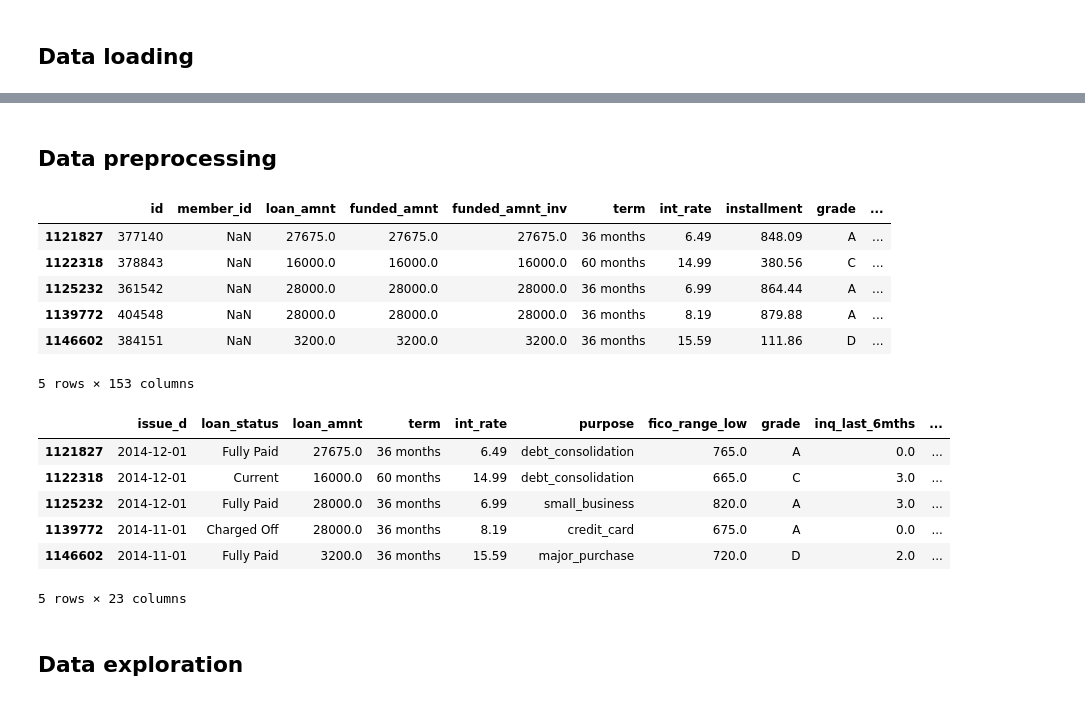
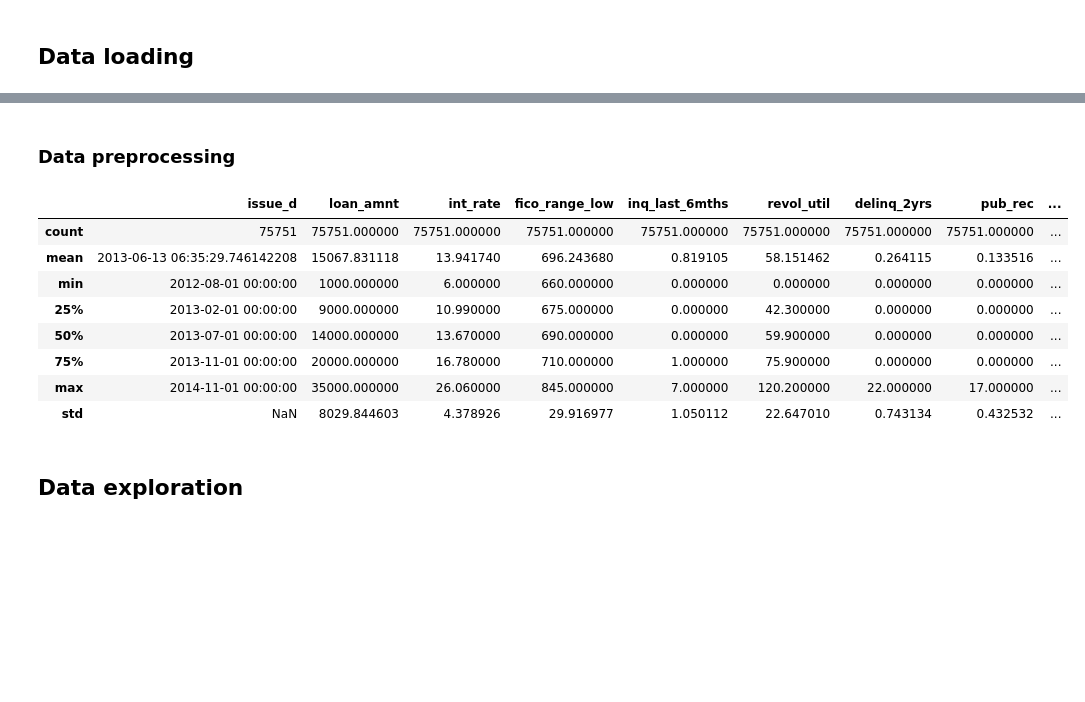
Before and after one commit to JonahNiklas/Pre-project-transformer, a Jupyter notebook: clean_data.ipynb, the cells around one changed output, grey strips where cells are left out. Cells and saved outputs as stored; diff of their text form; code cells hidden in the pictures; blank space fills up the shorter version.

Commit message:
Drop entries with missing lines and too short description
Co-authored-by: Sondre Sørbye <sondre@magson.no>

```diff
--- a/clean_data.ipynb
+++ b/clean_data.ipynb
@@ -41,68 +23,61 @@ raw_data.columns.tolist()
 # %% [markdown]
-## Data preprocessing
+### Data preprocessing
-# %%
-preprocessed_data = raw_data.copy()
-preprocessed_data['issue_d'] = pd.to_datetime(preprocessed_data['issue_d'], format='%b-%Y')
-preprocessed_data = preprocessed_data[preprocessed_data['issue_d'] <= '2014-12-31']
-
-preprocessed_data['earliest_cr_line'] = pd.to_datetime(preprocessed_data['earliest_cr_line'], format='%b-%Y')
-preprocessed_data["credit_age"] = (preprocessed_data["issue_d"] - preprocessed_data["earliest_cr_line"]).dt.days / 30
-preprocessed_data[['issue_d', 'credit_age']].head()
-
-preprocessed_data.dropna(subset=['desc'], inplace=True)
-preprocessed_data['total_rev_hi_lim_per_monthly_income'] = preprocessed_data['total_rev_hi_lim'] / (preprocessed_data['annual_inc'] / 12)
-preprocessed_data.head()
-# %% [output]
-|  | id | member_id | loan_amnt | funded_amnt | funded_amnt_inv | term | int_rate | installment | grade | ... |
-| 1121827 | 377140 | NaN | 27675.0 | 27675.0 | 27675.0 | 36 months | 6.49 | 848.09 | A | ... |
-| 1122318 | 378843 | NaN | 16000.0 | 16000.0 | 16000.0 | 60 months | 14.99 | 380.56 | C | ... |
-| 1125232 | 361542 | NaN | 28000.0 | 28000.0 | 28000.0 | 36 months | 6.99 | 864.44 | A | ... |
-| 1139772 | 404548 | NaN | 28000.0 | 28000.0 | 28000.0 | 36 months | 8.19 | 879.88 | A | ... |
-| 1146602 | 384151 | NaN | 3200.0 | 3200.0 | 3200.0 | 36 months | 15.59 | 111.86 | D | ... |
-5 rows × 153 columns
 # %%
 selected_columns = [
     'issue_d',
     # target variable
     'loan_status',
     # loan characteristics
     'loan_amnt',
     'term',
     'int_rate',
     'purpose',
     # creditworthiness features
     'fico_range_low',
     'grade',
     'inq_last_6mths',
-    'revol_util',
+    'revol_util', # TODO should be percentage
     'delinq_2yrs',
     'pub_rec',
     'open_acc',
-    'total_rev_hi_lim',  # this needs to be checked. This is just a balance and not "The ratio of revolving line to monthly income" - Paper
+    'revolving_income_ratio',  # this needs to be checked. This is just a balance and not "The ratio of revolving line to monthly income" - Paper
     'total_acc',
-    'avg_cur_bal',
-    'earliest_cr_line',  # this is a date. "The number of months from the time at which the borrower opened his or her first credit card to the loan requests" - Paper
+    'credit_age',  # this is a date. "The number of months from the time at which the borrower opened his or her first credit card to the loan requests" - Paper
     # Solvency features
     'annual_inc',
     'emp_length',
     'home_ownership',
     'verification_status',
     'dti',
     # Description
     'desc',
 ]
-filtered_data = preprocessed_data[selected_columns]
+
+
+filtered_data = raw_data.copy()
+filtered_data['issue_d'] = pd.to_datetime(filtered_data['issue_d'], format='%b-%Y')
+filtered_data = filtered_data[filtered_data['issue_d'] <= '2014-12-31']
+
+filtered_data['earliest_cr_line'] = pd.to_datetime(filtered_data['earliest_cr_line'], format='%b-%Y')
+filtered_data["credit_age"] = (filtered_data["issue_d"] - filtered_data["earliest_cr_line"]).dt.days / 30
+
+filtered_data['revolving_income_ratio'] = filtered_data['total_rev_hi_lim'] / (filtered_data['annual_inc'] / 12)
+filtered_data = filtered_data.query("desc.str.len() >= 20")
+
+filtered_data = filtered_data[selected_columns]
+filtered_data = filtered_data.dropna()
 filtered_data.to_parquet('data/filtered_data.parquet')
 filtered_data.describe()
-filtered_data.head()
 # %% [output]
-|  | issue_d | loan_status | loan_amnt | term | int_rate | purpose | fico_range_low | grade | inq_last_6mths | ... |
-| 1121827 | 2014-12-01 | Fully Paid | 27675.0 | 36 months | 6.49 | debt_consolidation | 765.0 | A | 0.0 | ... |
-| 1122318 | 2014-12-01 | Current | 16000.0 | 60 months | 14.99 | debt_consolidation | 665.0 | C | 3.0 | ... |
-| 1125232 | 2014-12-01 | Fully Paid | 28000.0 | 36 months | 6.99 | small_business | 820.0 | A | 3.0 | ... |
-| 1139772 | 2014-11-01 | Charged Off | 28000.0 | 36 months | 8.19 | credit_card | 675.0 | A | 0.0 | ... |
-| 1146602 | 2014-11-01 | Fully Paid | 3200.0 | 36 months | 15.59 | major_purchase | 720.0 | D | 2.0 | ... |
+|  | issue_d | loan_amnt | int_rate | fico_range_low | inq_last_6mths | revol_util | delinq_2yrs | pub_rec | ... |
+| count | 75751 | 75751.000000 | 75751.000000 | 75751.000000 | 75751.000000 | 75751.000000 | 75751.000000 | 75751.000000 | ... |
+| mean | 2013-06-13 06:35:29.746142208 | 15067.831118 | 13.941740 | 696.243680 | 0.819105 | 58.151462 | 0.264115 | 0.133516 | ... |
+| min | 2012-08-01 00:00:00 | 1000.000000 | 6.000000 | 660.000000 | 0.000000 | 0.000000 | 0.000000 | 0.000000 | ... |
+| 25% | 2013-02-01 00:00:00 | 9000.000000 | 10.990000 | 675.000000 | 0.000000 | 42.300000 | 0.000000 | 0.000000 | ... |
+| 50% | 2013-07-01 00:00:00 | 14000.000000 | 13.670000 | 690.000000 | 0.000000 | 59.900000 | 0.000000 | 0.000000 | ... |
+| 75% | 2013-11-01 00:00:00 | 20000.000000 | 16.780000 | 710.000000 | 1.000000 | 75.900000 | 0.000000 | 0.000000 | ... |
+| max | 2014-11-01 00:00:00 | 35000.000000 | 26.060000 | 845.000000 | 7.000000 | 120.200000 | 22.000000 | 17.000000 | ... |
+| std | NaN | 8029.844603 | 4.378926 | 29.916977 | 1.050112 | 22.647010 | 0.743134 | 0.432532 | ... |
-5 rows × 23 columns
 # %% [markdown]
 ## Data exploration
 # %%
```
Also changed, not shown: parts of 5 cells of this notebook.
